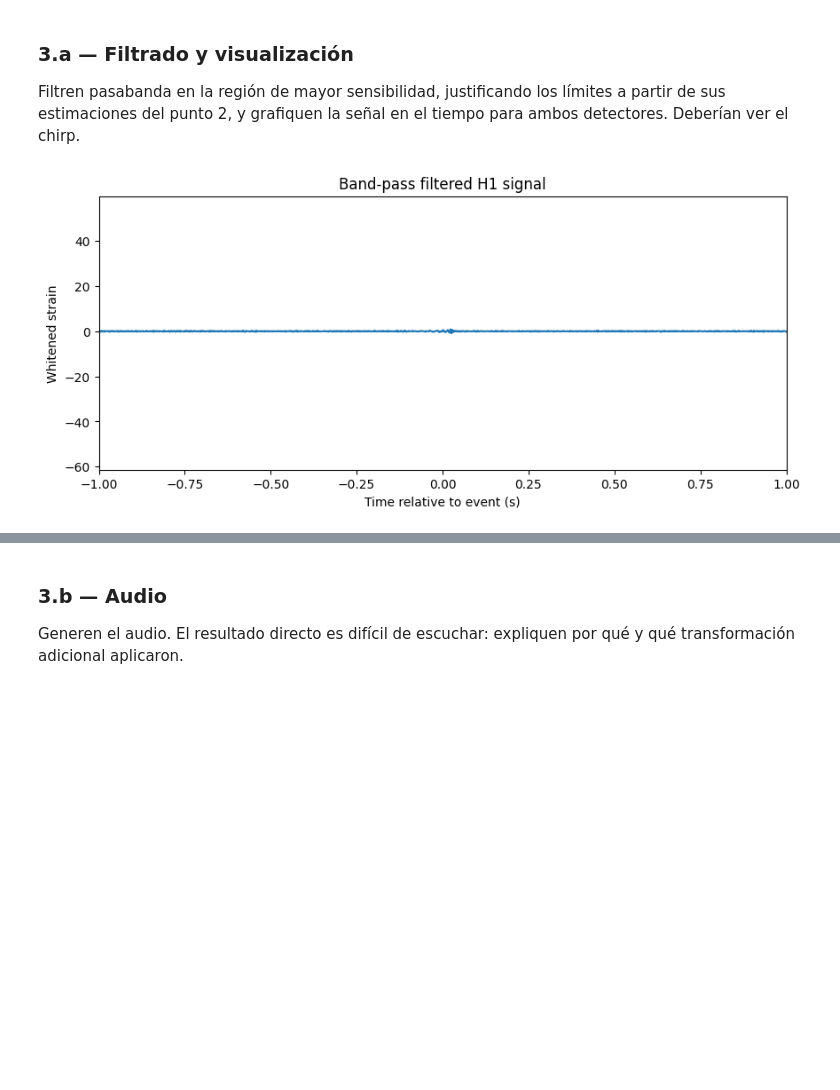
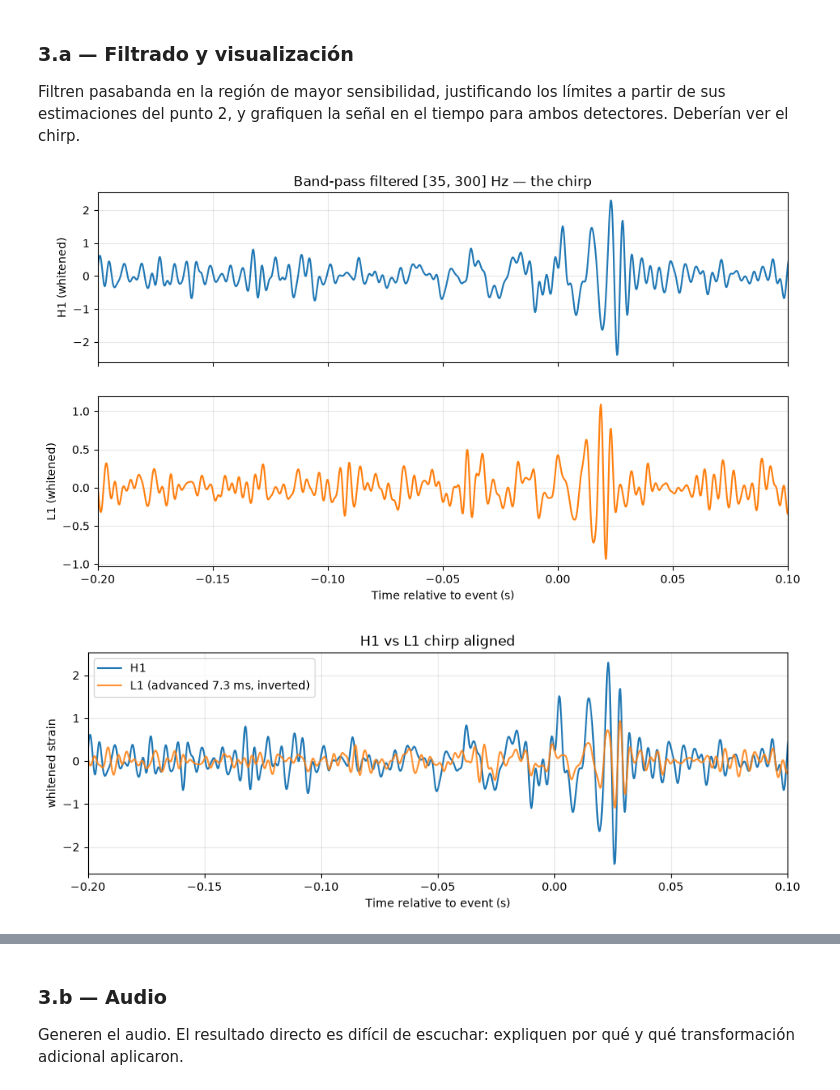
Before and after one commit to albertig2/Procesamiento-Adaptivo-22.46-, a Jupyter notebook: TP1/TP1_LIGO_Grupo5.ipynb, the cells around one changed output, grey strips where cells are left out. Drawn from its saved outputs; the diff is of its cells as text; code cells hidden in the pictures; blank space fills up the shorter version.

```diff
--- a/TP1/TP1_LIGO_Grupo5.ipynb
+++ b/TP1/TP1_LIGO_Grupo5.ipynb
@@ -448,18 +661,43 @@ Is it the inversion type of adaptive filter that is whitening? And is that what
 
 Filtren pasabanda en la región de mayor sensibilidad, justificando los límites a partir de sus estimaciones del punto 2, y grafiquen la señal en el tiempo para ambos detectores. Deberían ver el chirp.
 # %%
+# 3.a  Band-pass to the most sensitive band, then look at the time series.
 sos = butter(4, [35, 300], btype="bandpass", fs=FS, output="sos")
 
-filtered_h1 = sosfiltfilt(sos, whitened_h1)
-t_event = np.arange(len(filtered_h1)) / FS + t0_short - GPS_EVENTO # Centraizing the event
+CROP_S = 2.0                                   # drop window/filter transients at each end
+_crop = int(CROP_S * FS)
 
-plt.figure()
-plt.plot(t_event, filtered_h1)
+
+def bandpass_crop(whitened, t0_seg):
+    y = sosfiltfilt(sos, whitened)[_crop:-_crop]
+    t = np.arange(len(y)) / FS + t0_seg + CROP_S - GPS_EVENTO   # time relative to the event
+    return t, y
+
+
+t_h1, filtered_h1 = bandpass_crop(whitened_h1, t0_short)
+t_l1, filtered_l1 = bandpass_crop(whitened_l1, t0_short_l1)
+
+fig, ax = plt.subplots(2, 1, figsize=(11, 6), sharex=True)
+ax[0].plot(t_h1, filtered_h1);                     ax[0].set_ylabel("H1 (whitened)")
+ax[1].plot(t_l1, filtered_l1, color="tab:orange"); ax[1].set_ylabel("L1 (whitened)")
+ax[1].set_xlabel("Time relative to event (s)")
+ax[0].set_title("Band-pass filtered [35, 300] Hz — the chirp")
+ax[0].set_xlim(-0.20, 0.10)
+for a_ in ax:
+    a_.grid(alpha=0.3)
+
+# Overlay: L1 sign-flipped (the antenna responses give opposite polarity here) and
+# advanced by the nominal ~7 ms makes the two chirps coincide.
+plt.figure(figsize=(11, 3.5))
+plt.plot(t_h1, filtered_h1, label="H1")
+plt.plot(t_l1 + 0.0073, -filtered_l1, label="L1 (advanced 7.3 ms, inverted)", alpha=0.85)
+plt.xlim(-0.20, 0.10)
 plt.xlabel("Time relative to event (s)")
-plt.ylabel("Whitened strain")
-plt.title("Band-pass filtered H1 signal")
-plt.xlim(-1, 1)
-plt.show()
+plt.ylabel("whitened strain")
+plt.title("H1 vs L1 chirp aligned")
+plt.legend()
+plt.grid(alpha=0.3)
 # %% [output]
-[figure, old version]
+[figure, new version]
+[figure, added]
 # %% [markdown]
```
Also changed, not shown: parts of 23 cells of this notebook, 4 other files.
